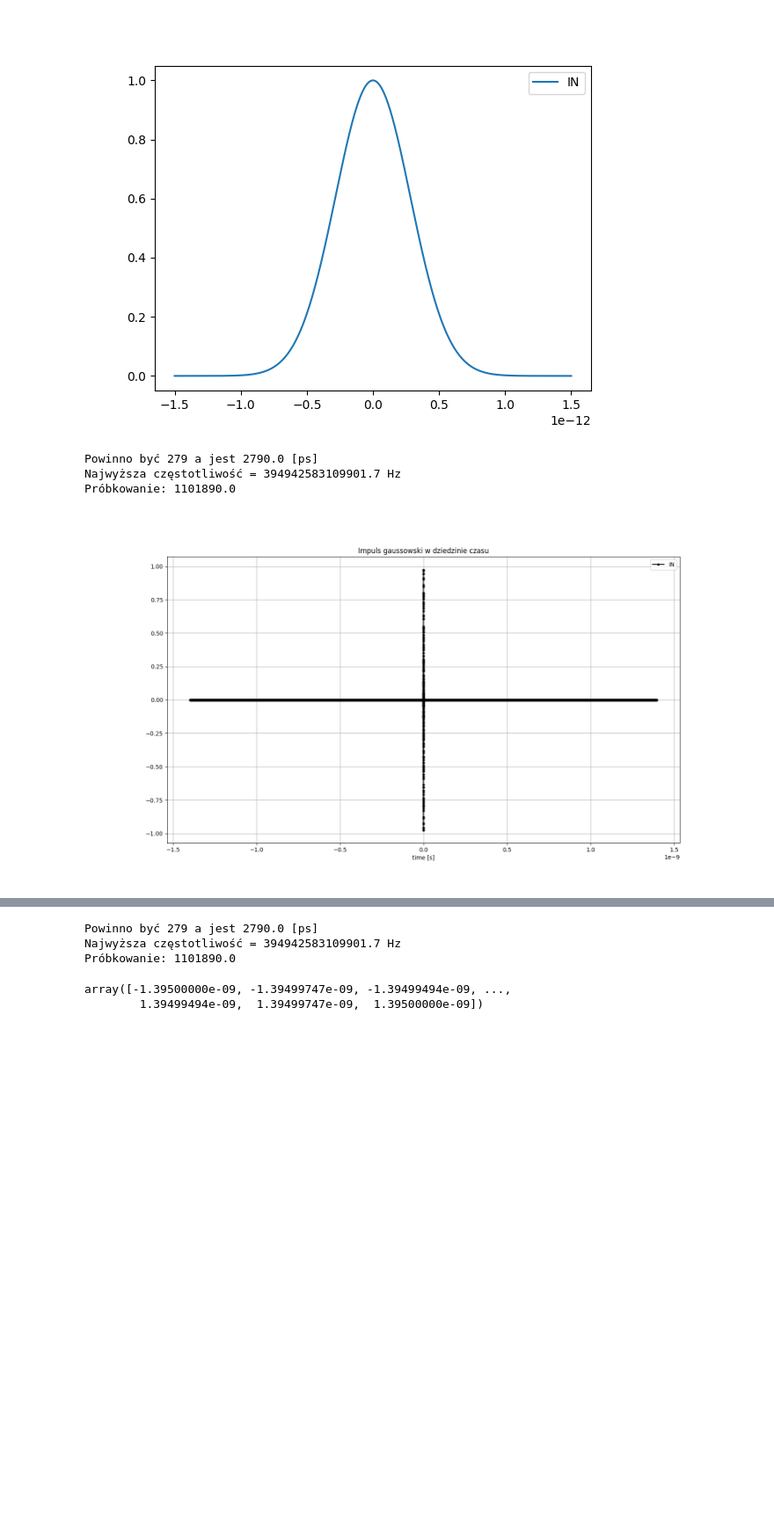
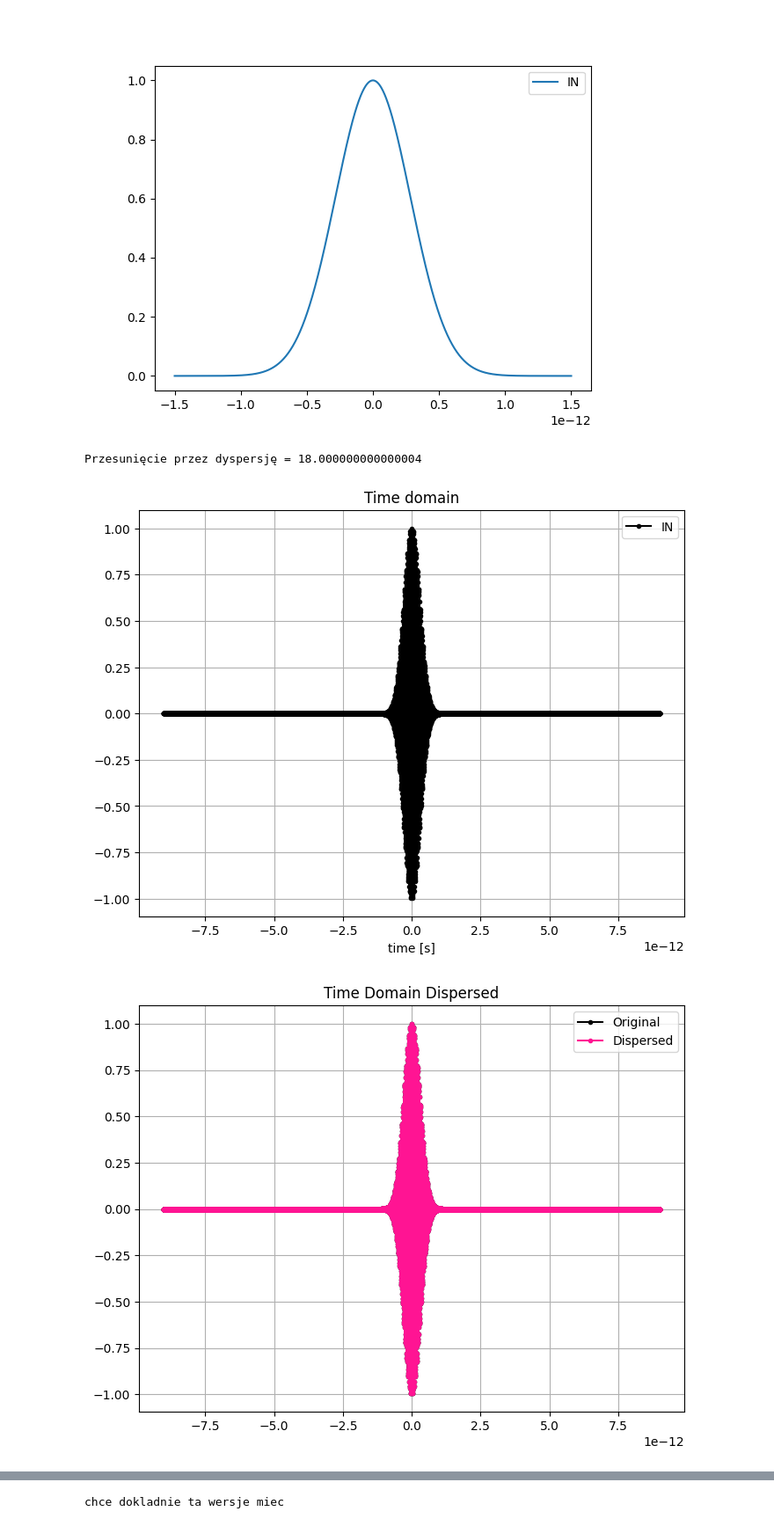
Before and after one commit to BazikJoachimczyk/LaserPulse, a Jupyter notebook: impuls.ipynb, the cells around one changed output, grey strips where cells are left out. Shown at 88% size. Drawn from its saved outputs; the diff is of its cells as text; code cells hidden in the pictures; blank space fills up the shorter version.

```diff
--- a/impuls.ipynb
+++ b/impuls.ipynb
@@ -70,17 +70,15 @@ class Impuls:
     def NyquistFrequency(self):
         f0 = self.omega0 / (2*np.pi)
         highest_freq = f0 + 0.5 * self.gamma_freq
-        return 2*highest_freq
+        return 5*highest_freq
 
     def TimeScale(self):
-        dispersion_time = self.dispersion * self.wavelength*(10**9) * self.fiber_length*0.01        # [ps]
-        print(f'Powinno być 279 a jest {dispersion_time} [ps]')
-        time_axis_lenght = dispersion_time*10**(-12)                                                     # [ps]
-        sampling_frequency = self.NyquistFrequency()                                                # [1/s]
-        print(f'Najwyższa częstotliwość = {sampling_frequency} Hz')
-        sampling = np.ceil(time_axis_lenght * sampling_frequency )
-        print(f'Próbkowanie: {sampling}')                                           # liczba punktów
-        time_scale = np.linspace(-0.5*time_axis_lenght, 0.5*time_axis_lenght, int(sampling))
+        dispersion_time = self.dispersion * self.fiber_length*0.01 * self.wavelength_width*10**(9)
+        print(f'Przesunięcie przez dyspersję = {dispersion_time}')
+        time_axis_length = dispersion_time*10**(-12)
+        highest_freq = self.NyquistFrequency()
+        sampling = np.ceil(time_axis_length * highest_freq)
+        time_scale = np.linspace(-0.5*time_axis_length, 0.5*time_axis_length, int(sampling))
         return time_scale
 
     def Beta1(self):
@@ -96,10 +94,10 @@ class Impuls:
         return np.exp(-(self.time_scale/self.gamma_time)**2)  * np.exp(1j*self.omega0*self.time_scale)
 
     def TimeDomainPlot(self):
-        plt.figure(figsize=(4,3))
+        plt.figure(figsize=(8,6))
         plt.plot(self.time_scale, self.TimeDomain(), label = 'IN', marker = '.', linestyle = '-', color = 'black')
         plt.xlabel('time [s]')
-        plt.title('Impuls gaussowski w dziedzinie czasu')
+        plt.title('Time domain')
         plt.grid()
         plt.legend()
         plt.show()
@@ -114,7 +112,7 @@ class Impuls:
         plt.figure(figsize=(16,9))
         plt.plot(frequencies, np.abs(pulse_frequency), label = 'Spectrum', color = 'black', marker = '.', linestyle = '-')
         plt.xlabel('frequency [Hz]')
-        plt.title('Impuls gaussowski w dziedzinie częstotliwości')
+        plt.title('Frequency domain')
         plt.xlim(-1.5e14, -1.3e14)
         plt.grid()
         plt.legend()
@@ -124,43 +122,43 @@ class Impuls:
         pulse_frequency, frequencies = self.FrequencyDomain()
 
         omega = 2 *np.pi * frequencies
-        dispersion_phase = np.exp(1j * self.Beta(omega) * self.fiber_length)
+        dispersion_phase = np.exp(1j * self.Beta2() * self.fiber_length)
 
         pulse_frequency_dispersed = pulse_frequency * dispersion_phase
         pulse_time_dispersed = ifft(pulse_frequency_dispersed)
 
         return pulse_frequency_dispersed, pulse_time_dispersed
 
     def DispersedPlot(self):
         pulse_frequency_dispersed, pulse_time_dispersed = self.DispersedPulse()
         pulse_freq, freqs = self.FrequencyDomain()
-        plt.figure(figsize=(16,9))
+        plt.figure(figsize=(8,6))
         plt.plot(self.time_scale, self.TimeDomain(), color = 'black', marker = '.', linestyle = '-', label = 'Original')
         plt.plot(self.time_scale, (pulse_time_dispersed), color = 'deeppink', marker = '.', linestyle = '-', label = 'Dispersed')
         plt.title('Time Domain Dispersed')
         plt.legend()
         plt.grid()
         plt.show()
 
-        plt.figure(figsize=(16,9))
+        plt.figure(figsize=(8,6))
         plt.plot(freqs, np.abs(pulse_freq), color = 'black', marker = '.', linestyle = '-', label = 'Original spectrum')
         plt.plot(freqs, np.abs(pulse_frequency_dispersed), color = 'deeppink', marker = '.', linestyle = '-', label = 'Dispersed spectrum')
         plt.title('Frequency Domain Dispersed')
-        plt.xlim(-1.5e14, -1.3e14)
+        #plt.xlim(-1.5e14, -1.3e14)
         plt.legend()
         plt.grid()
         plt.show()
 
 Impuls = Impuls()
 Impuls.TimeDomainPlot()
-# Impuls.FrequencyDomainPlot()
-# Impuls.DispersedPlot()
+#Impuls.FrequencyDomainPlot()
+Impuls.DispersedPlot()
 #Impuls.NyquistFrequency()
-Impuls.TimeScale()
+
+print('chce dokladnie ta wersje miec')
 
 # widmo fazy spektralnej, beta1 przesuwa w czasie i mnie nie interesuje, beta2 przesuwa fazę, czas symulacji conajmniej 10razy poszerzenie
 # %% [output]
-Powinno być 279 a jest 2790.0 [ps]
-Najwyższa częstotliwość = 394942583109901.7 Hz
-Próbkowanie: 1101890.0
+Przesunięcie przez dyspersję = 18.000000000000004
-[figure, old version]
+[figure, new version]
+[figure, added]
@@ -167,5 +166 @@ Próbkowanie: 1101890.0
-Powinno być 279 a jest 2790.0 [ps]
-Najwyższa częstotliwość = 394942583109901.7 Hz
-Próbkowanie: 1101890.0
+chce dokladnie ta wersje miec
-array([-1.39500000e-09, -1.39499747e-09, -1.39499494e-09, ...,
-        1.39499494e-09,  1.39499747e-09,  1.39500000e-09])
```
Also changed, not shown: parts of 1 cell of this notebook.
